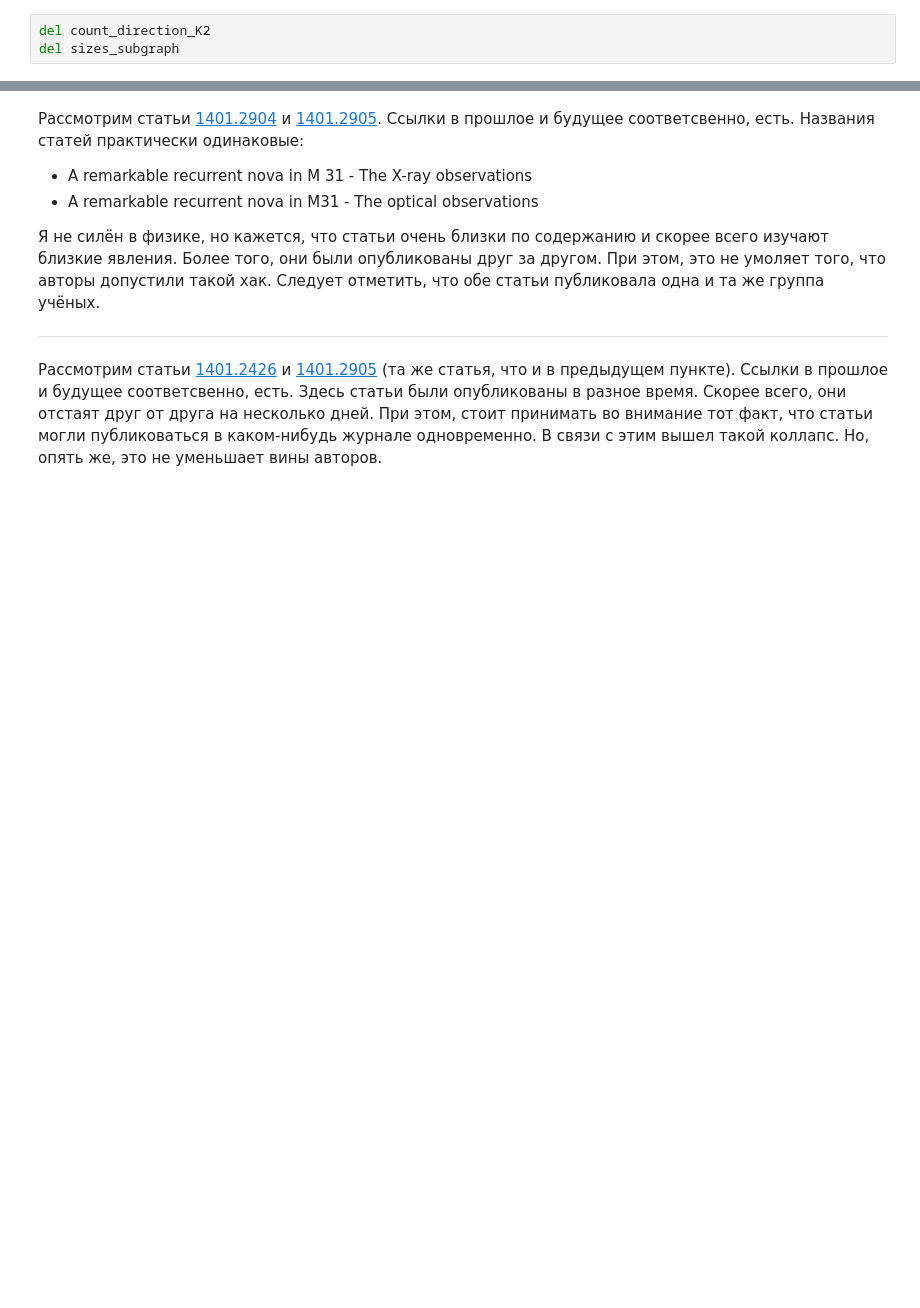
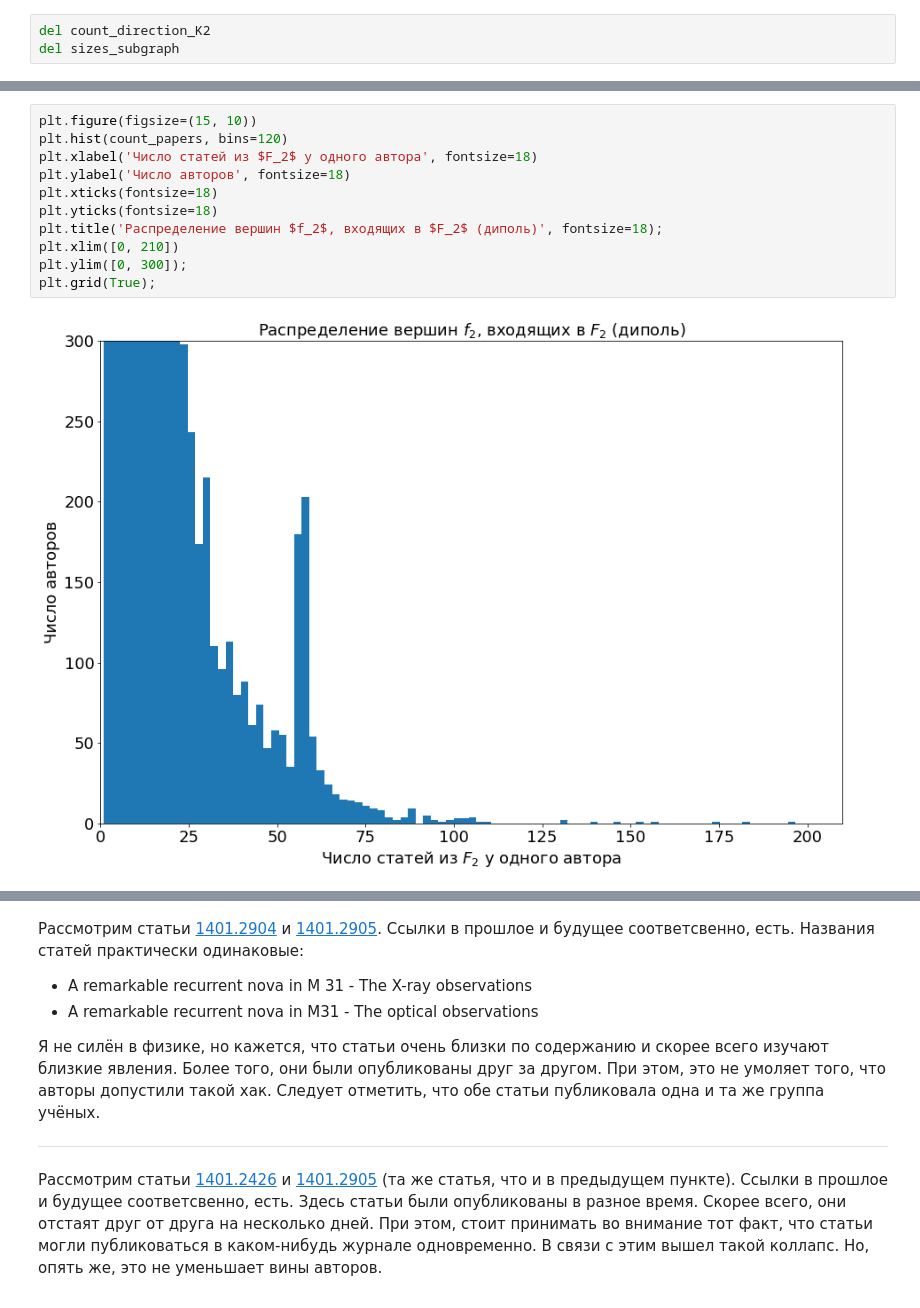
Before and after one commit to Hedgehogues/MSU_PZAD, a Jupyter notebook: HW-graph/Untitled.ipynb, the cells around one changed output, grey strips where cells are left out. Drawn from its saved outputs; the diff is of its cells as text; blank space fills up the shorter version.

```diff
--- a/HW-graph/Untitled.ipynb
+++ b/HW-graph/Untitled.ipynb
@@ -793,2 +807,15 @@ plt.ylim([0, 2000]);
+# %%
+plt.figure(figsize=(15, 10))
+plt.hist(count_papers, bins=120)
+plt.xlabel('Число статей из $F_2$ у одного автора', fontsize=18)
+plt.ylabel('Число авторов', fontsize=18)
+plt.xticks(fontsize=18)
+plt.yticks(fontsize=18)
+plt.title('Распределение вершин $f_2$, входящих в $F_2$ (диполь)', fontsize=18);
+plt.xlim([0, 210])
+plt.ylim([0, 300]);
+plt.grid(True);
+# %% [output]
+[figure, added]
 # %%
 plt.figure(figsize=(15, 10))
```
Also changed, not shown: parts of 40 cells of this notebook.
